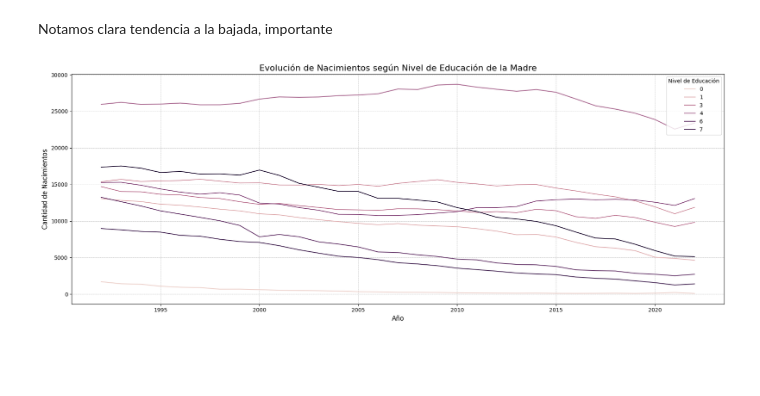
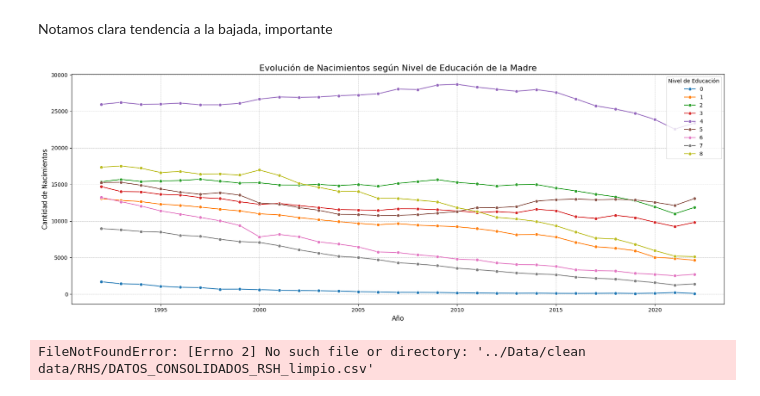
Before and after one commit to Uzbekistan30171739/Trabajo-grupo-cs-de-datos, a Jupyter notebook: notebooks/analisis_final.ipynb, the cells around one changed output. Saved outputs shown, nothing was run; the diff lists cells and outputs as text; code cells hidden in the pictures; blank space fills up the shorter version.

```diff
--- a/notebooks/analisis_final.ipynb
+++ b/notebooks/analisis_final.ipynb
@@ -82,20 +83,25 @@ nac_por_eduM = df_nac.groupby(['Anio', "Educacion_M"]).size().reset_index(name='
 # %%
 plt.figure(figsize=(18, 7))
 
 sns.lineplot(
     data = nac_por_eduM,
     x= "Anio",
     y= 'Total_nacimientos',
     hue= 'Educacion_M',
-    markers= "o"
+    marker= "o",
+    palette='tab10'
 )
 plt.title('Evolución de Nacimientos según Nivel de Educación de la Madre', fontsize=16)
 plt.xlabel('Año', fontsize=12)
 plt.ylabel('Cantidad de Nacimientos', fontsize=12)
 plt.legend(title='Nivel de Educación')
 plt.grid(True, linestyle='--', linewidth=0.5)
 plt.tight_layout()
 
 plt.show()
 # %% [output]
-[figure, old version]
+[figure, new version]
+# %%
+df_vul = pd.read_csv(path_vul)
+# %% [output]
+FileNotFoundError: [Errno 2] No such file or directory: '../Data/clean data/RHS/DATOS_CONSOLIDADOS_RSH_limpio.csv'
```
Also changed, not shown: parts of 1 cell of this notebook.
